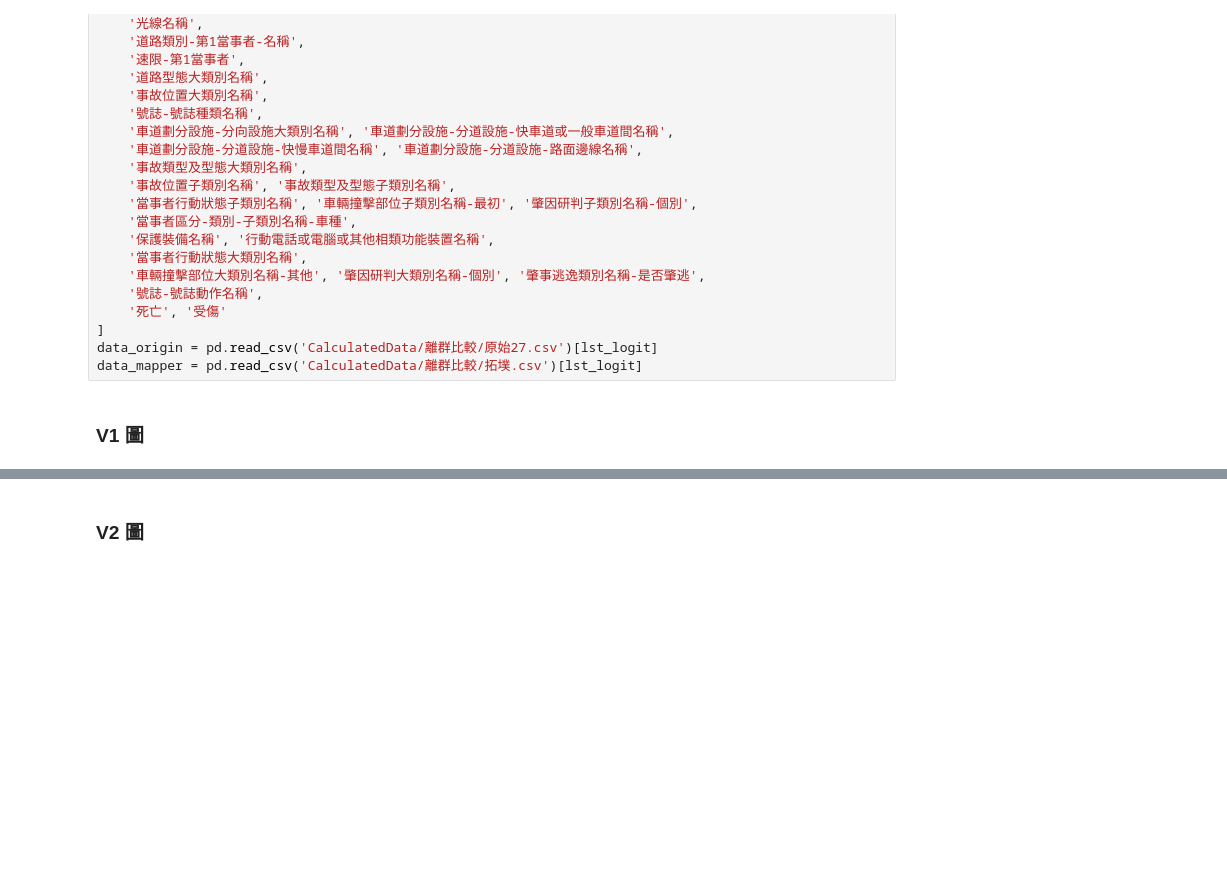
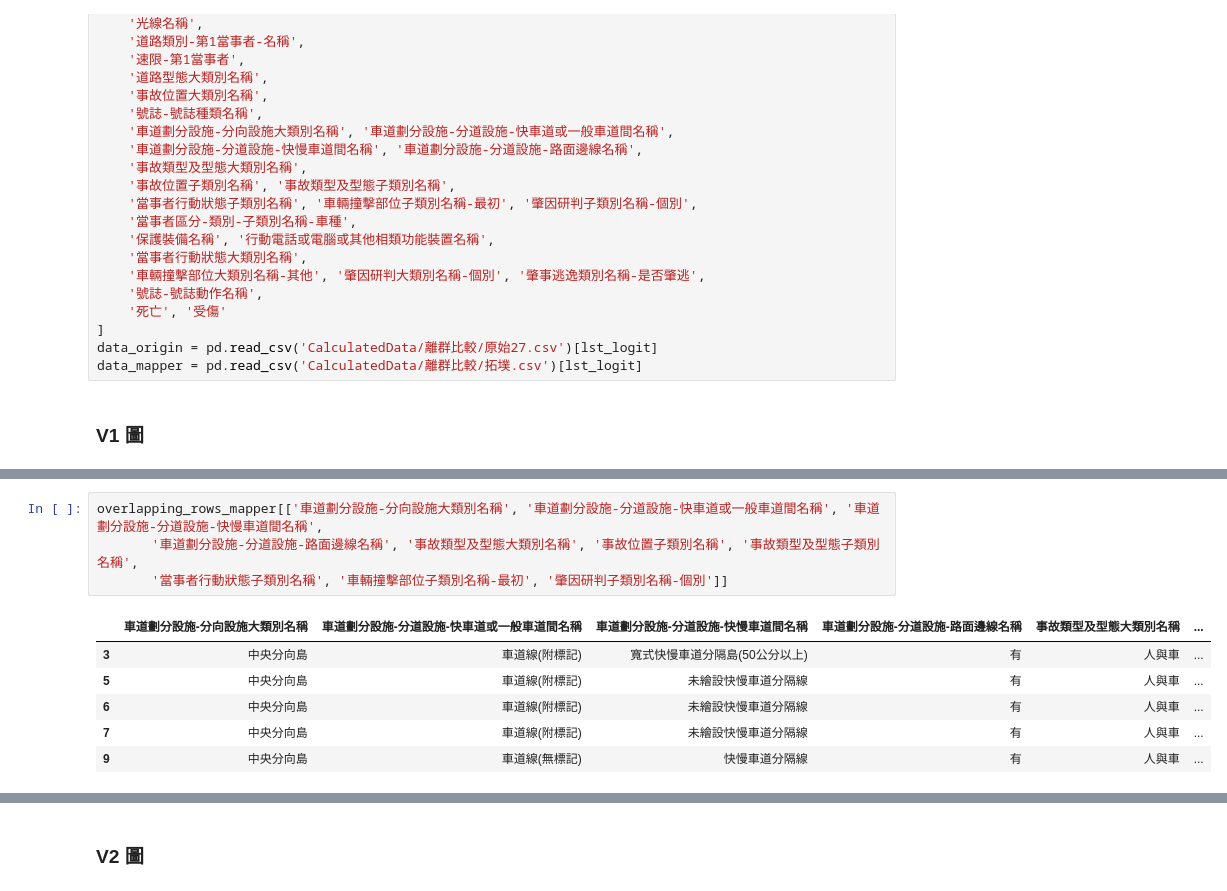
Before and after one commit to kennywang112/TrafficTDApython, a Jupyter notebook: 離群值比較.ipynb, the cells around one changed output, grey strips where cells are left out. Cells and saved outputs as stored; diff of their text form; blank space fills up the shorter version.

```diff
--- a/離群值比較.ipynb
+++ b/離群值比較.ipynb
@@ -430,0 +440,11 @@ plt.show()
+# %%
+overlapping_rows_mapper[['車道劃分設施-分向設施大類別名稱', '車道劃分設施-分道設施-快車道或一般車道間名稱', '車道劃分設施-分道設施-快慢車道間名稱',
+       '車道劃分設施-分道設施-路面邊線名稱', '事故類型及型態大類別名稱', '事故位置子類別名稱', '事故類型及型態子類別名稱',
+       '當事者行動狀態子類別名稱', '車輛撞擊部位子類別名稱-最初', '肇因研判子類別名稱-個別']]
+# %% [output]
+|  | 車道劃分設施-分向設施大類別名稱 | 車道劃分設施-分道設施-快車道或一般車道間名稱 | 車道劃分設施-分道設施-快慢車道間名稱 | 車道劃分設施-分道設施-路面邊線名稱 | 事故類型及型態大類別名稱 | ... |
+| 3 | 中央分向島 | 車道線(附標記) | 寬式快慢車道分隔島(50公分以上) | 有 | 人與車 | ... |
+| 5 | 中央分向島 | 車道線(附標記) | 未繪設快慢車道分隔線 | 有 | 人與車 | ... |
+| 6 | 中央分向島 | 車道線(附標記) | 未繪設快慢車道分隔線 | 有 | 人與車 | ... |
+| 7 | 中央分向島 | 車道線(附標記) | 未繪設快慢車道分隔線 | 有 | 人與車 | ... |
+| 9 | 中央分向島 | 車道線(無標記) | 快慢車道分隔線 | 有 | 人與車 | ... |
```
Also changed, not shown: parts of 4 cells of this notebook, 1 other file.
